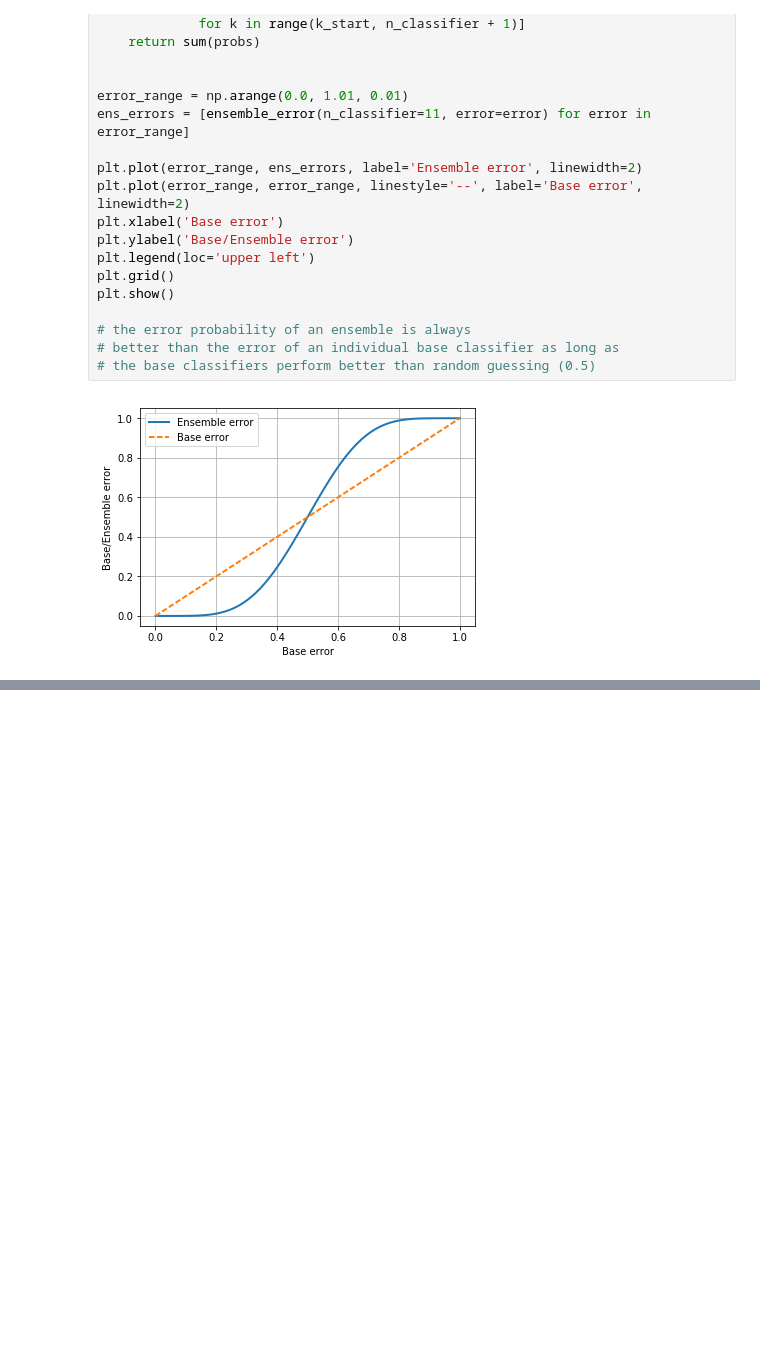
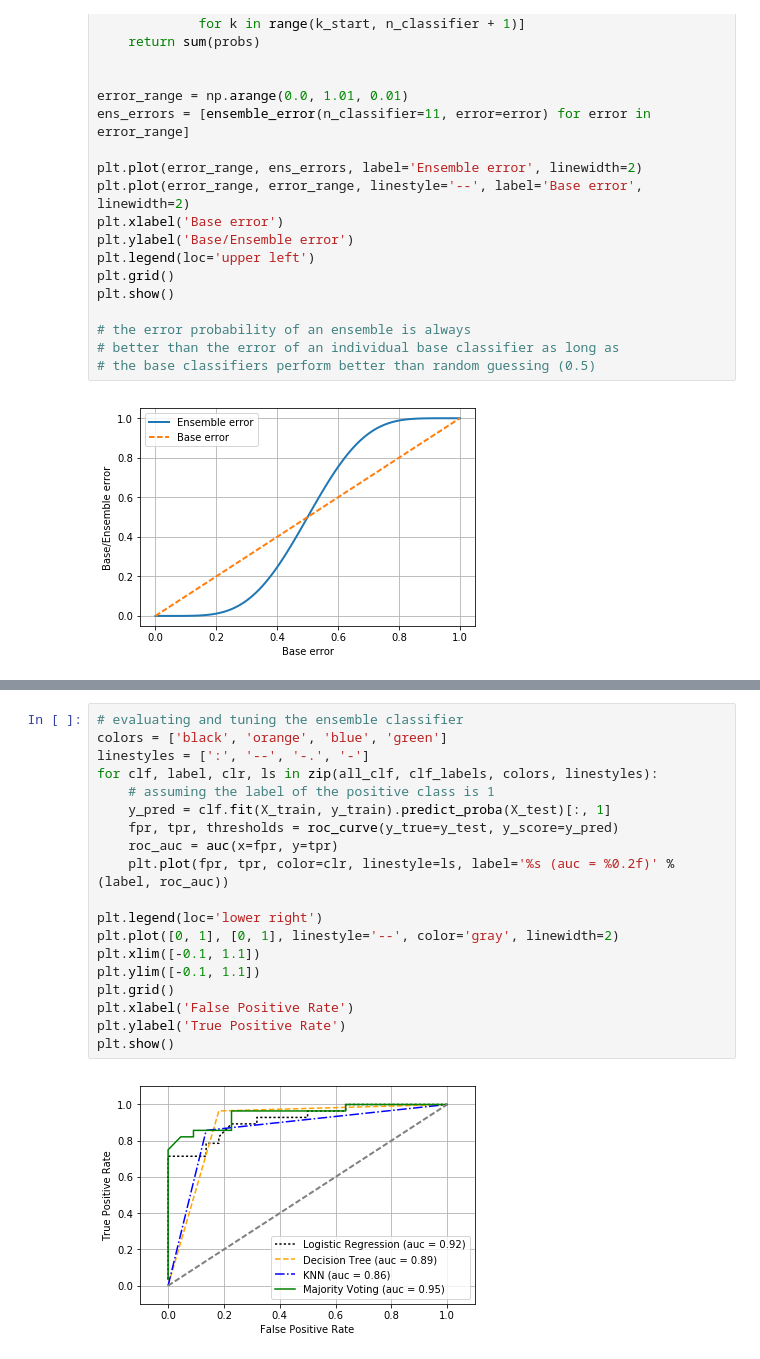
Before and after one commit to rarezhang/python_machine_learning, a Jupyter notebook: ch07_ensemble_learning/ch07_ensemble_learning.ipynb, the cells around one changed output, grey strips where cells are left out. Drawn from its saved outputs; the diff is of its cells as text; blank space fills up the shorter version.

Commit message:
ch07 ensemble learning

```diff
--- a/ch07_ensemble_learning/ch07_ensemble_learning.ipynb
+++ b/ch07_ensemble_learning/ch07_ensemble_learning.ipynb
@@ -47,0 +105,21 @@ plt.show()
+# %%
+# evaluating and tuning the ensemble classifier
+colors = ['black', 'orange', 'blue', 'green']
+linestyles = [':', '--', '-.', '-']
+for clf, label, clr, ls in zip(all_clf, clf_labels, colors, linestyles):
+    # assuming the label of the positive class is 1
+    y_pred = clf.fit(X_train, y_train).predict_proba(X_test)[:, 1]
+    fpr, tpr, thresholds = roc_curve(y_true=y_test, y_score=y_pred)
+    roc_auc = auc(x=fpr, y=tpr)
+    plt.plot(fpr, tpr, color=clr, linestyle=ls, label='%s (auc = %0.2f)' % (label, roc_auc))
+
+plt.legend(loc='lower right')
+plt.plot([0, 1], [0, 1], linestyle='--', color='gray', linewidth=2)
+plt.xlim([-0.1, 1.1])
+plt.ylim([-0.1, 1.1])
+plt.grid()
+plt.xlabel('False Positive Rate')
+plt.ylabel('True Positive Rate')
+plt.show()
+# %% [output]
+[figure, added]
```
Also changed, not shown: parts of 10 cells of this notebook, 2 other files.
